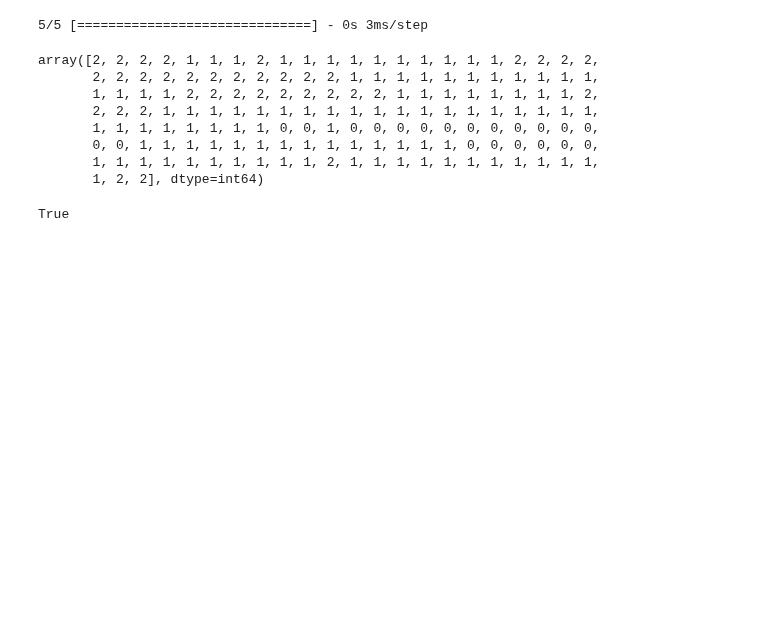
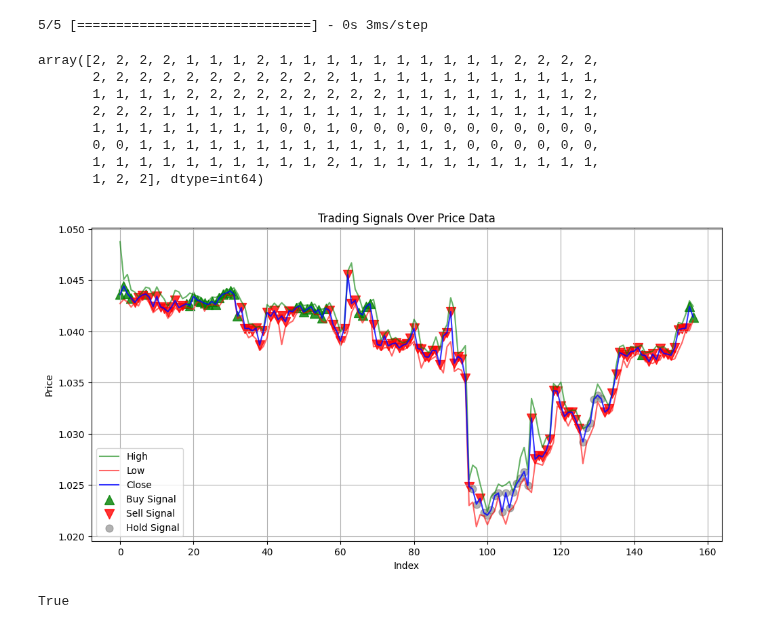
Before and after one commit to Iftekhar-mobin/Make_Money_with_Tensorflow_2.0, a Jupyter notebook: forexPredictor/Python MT5 predict with real time data.ipynb, the cells around one changed output. Drawn from its saved outputs; the diff is of its cells as text; code cells hidden in the pictures; blank space fills up the shorter version.

```diff
--- a/forexPredictor/Python MT5 predict with real time data.ipynb
+++ b/forexPredictor/Python MT5 predict with real time data.ipynb
@@ -118,6 +118,49 @@ array([2, 2, 2, 2, 1, 1, 1, 2, 1, 1, 1, 1, 1, 1, 1, 1, 1, 1, 2, 2, 2, 2,
        0, 0, 1, 1, 1, 1, 1, 1, 1, 1, 1, 1, 1, 1, 1, 1, 0, 0, 0, 0, 0, 0,
        1, 1, 1, 1, 1, 1, 1, 1, 1, 1, 2, 1, 1, 1, 1, 1, 1, 1, 1, 1, 1, 1,
        1, 2, 2], dtype=int64)
+# %%
+import matplotlib.pyplot as plt
+import numpy as np
+
+# Assuming features_df_nonan is a pandas DataFrame
+# with columns 'High', 'Low', 'Close' and has 157 rows
+fig, ax = plt.subplots(figsize=(12, 6))
+
+# Plot High, Low, Close prices
+ax.plot(features_df_nonan.index, features_df_nonan['High'], label="High", color='g', alpha=0.6)
+ax.plot(features_df_nonan.index, features_df_nonan['Low'], label="Low", color='r', alpha=0.6)
+ax.plot(features_df_nonan.index, features_df_nonan['Close'], label="Close", color='b', alpha=0.8)
+
+# Convert signals into a NumPy array for plotting
+signals = np.array(y_pred_classes)
+
+# Plot signals with different markers
+buy_signals = np.where(signals == 2)[0]  # Buy (2)
+sell_signals = np.where(signals == 1)[0] # Sell (1)
+hold_signals = np.where(signals == 0)[0] # Hold (0)
+
+# Mark Buy signals
+ax.scatter(features_df_nonan.index[buy_signals], features_df_nonan['Close'].iloc[buy_signals],
+           marker='^', color='green', label="Buy Signal", s=100, alpha=0.8)
+
+# Mark Sell signals
+ax.scatter(features_df_nonan.index[sell_signals], features_df_nonan['Close'].iloc[sell_signals],
+           marker='v', color='red', label="Sell Signal", s=100, alpha=0.8)
+
+# Mark Hold signals
+ax.scatter(features_df_nonan.index[hold_signals], features_df_nonan['Close'].iloc[hold_signals],
+           marker='o', color='gray', label="Hold Signal", s=60, alpha=0.6)
+
+# Titles and labels
+ax.set_title("Trading Signals Over Price Data")
+ax.set_xlabel("Index")
+ax.set_ylabel("Price")
+ax.legend()
+ax.grid()
+
+plt.show()
+# %% [output]
+[figure, added]
 # %%
 def features_selection(df, selection_method='all', topk=10, num_features=225):
 
```
